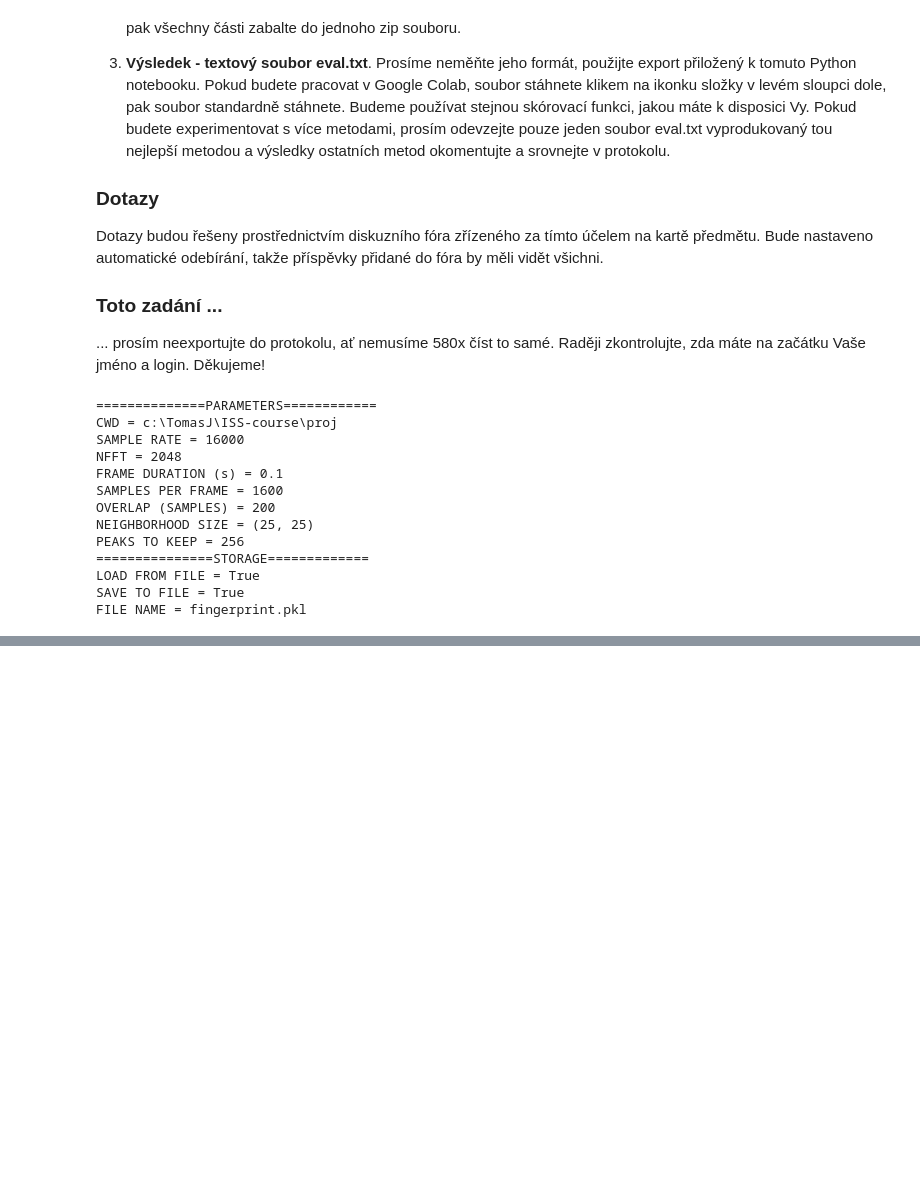
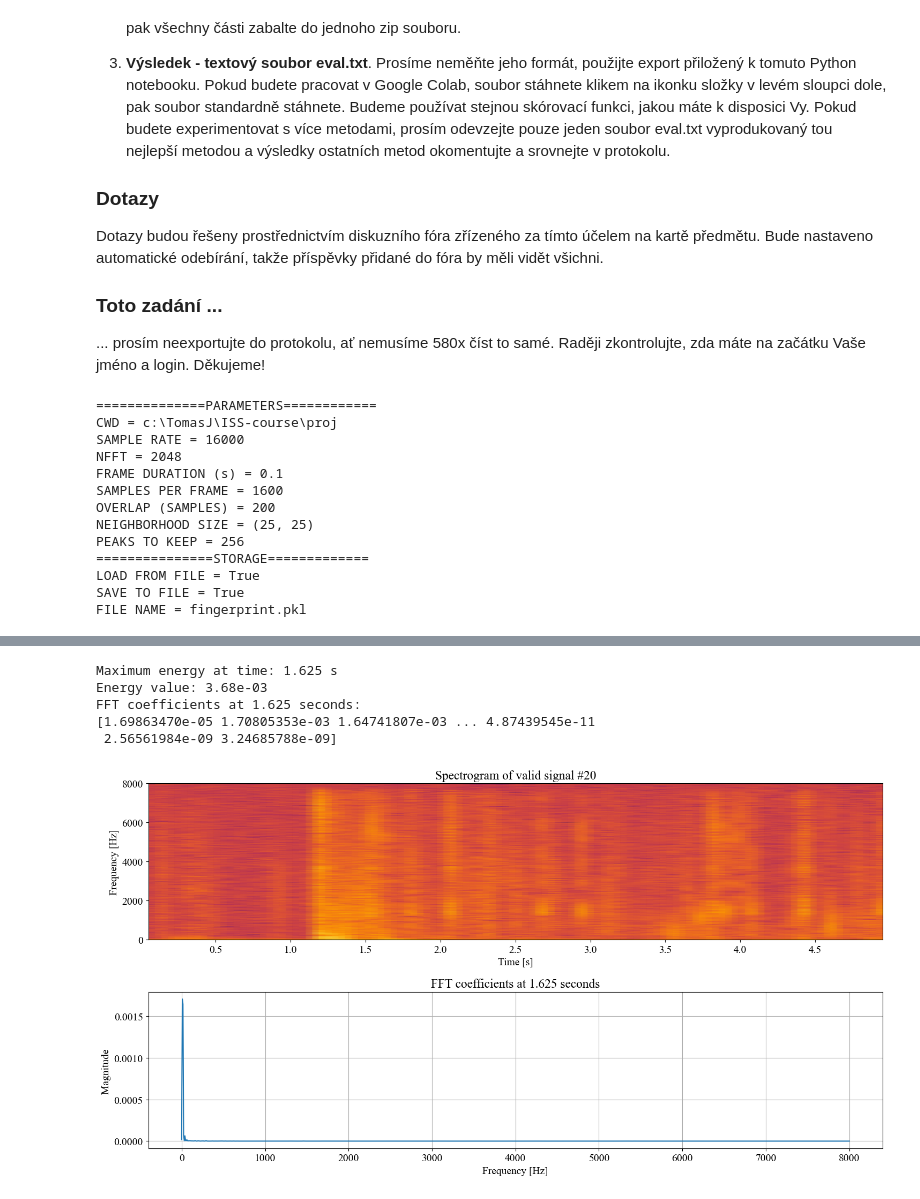
Before and after one commit to Katzoun/ISS-course, a Jupyter notebook: proj/ISS_Projekt_2025_MIR.ipynb, the cells around one changed output, grey strips where cells are left out. Drawn from its saved outputs; the diff is of its cells as text; code cells hidden in the pictures; blank space fills up the shorter version.

Commit message:
new plot

```diff
--- a/proj/ISS_Projekt_2025_MIR.ipynb
+++ b/proj/ISS_Projekt_2025_MIR.ipynb
@@ -530,3 +530,53 @@ plt.savefig('targetzone.pdf', format='pdf', bbox_inches='tight', dpi=300)
+# %%
+song_index = 20  # index of the song to visualize
+fig, (ax1, ax2) = plt.subplots(2, 1, figsize=(15, 8))  # Create figure with 2 subplots
+
+# First spectrogram - plot in ax1
+f1, t1, Sxx1 = my_spectrogram(valid_signals[song_index])
+mesh1 = plot_spectrogram(f1, t1, Sxx1, ax=ax1)
+ax1.set_title(f'Spectrogram of valid signal #{song_index}')
+ax1.set_xticks(np.arange(0.5, 5, 0.5))
+
+# Second subplot - FFT seconds
+# find maximum in spectrogram
+energy_per_time = np.sum(Sxx1, axis=0)
+
+# Find time index with maximum energy
+max_energy_time_idx = np.argmax(energy_per_time)
+max_energy_time = t1[max_energy_time_idx]
+max_energy_value = energy_per_time[max_energy_time_idx]
+
+print(f"Maximum energy at time: {max_energy_time:.3f} s")
+print(f"Energy value: {max_energy_value:.2e}")
+
+# Get the frequency spectrum at this time
+fft_coefficients = Sxx1[:, max_energy_time_idx]
+
+
+# max_idx = np.unravel_index(np.argmax(Sxx1), Sxx1.shape)
+# freq_idx, time_idx = max_idx
+
+# # time_idx = np.argmin(np.abs(t1 - 1.2))
+# fft_coefficients= Sxx1[:, time_idx]
+
+
+# ax2.plot(f1, 10 * np.log10(fft_coefficients_at_2s + 1e-20)) #log
+ax2.plot(f1, fft_coefficients)  # linear
+ax2.set_xlabel('Frequency [Hz]')
+ax2.set_ylabel('Magnitude ')
+ax2.set_title(f'FFT coefficients at {max_energy_time:.3f} seconds')
+ax2.grid(True)
+
+plt.tight_layout()
+
+print(f"FFT coefficients at {max_energy_time:.3f} seconds:\n{fft_coefficients}")
+# %% [output]
+Maximum energy at time: 1.625 s
+Energy value: 3.68e-03
+FFT coefficients at 1.625 seconds:
+[1.69863470e-05 1.70805353e-03 1.64741807e-03 ... 4.87439545e-11
+ 2.56561984e-09 3.24685788e-09]
+[figure, added]
 # %%
 fig2, ax3 = plt.subplots(1, 1, figsize=(9, 5))
 
```
Also changed, not shown: parts of 5 cells of this notebook.
